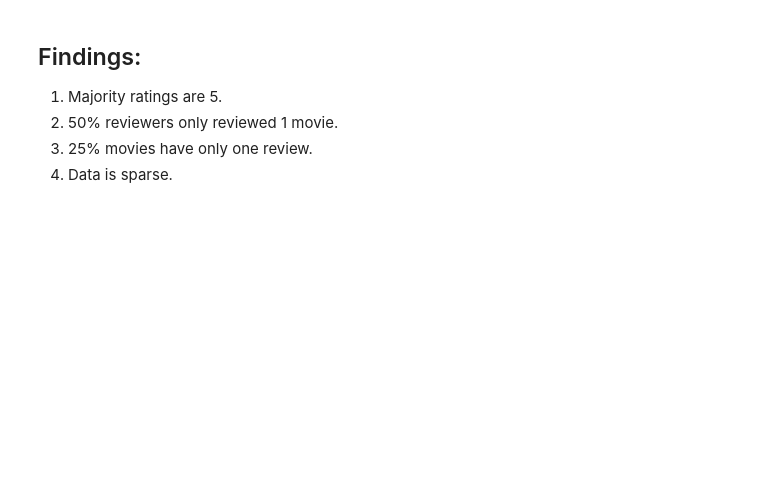
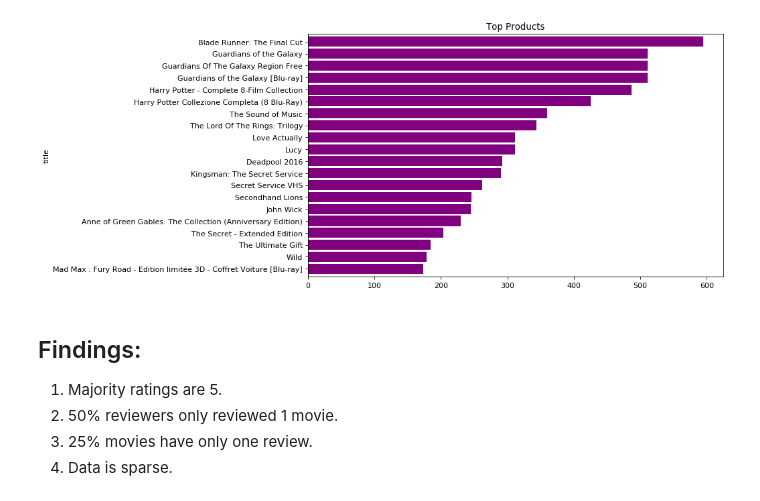
Before and after one commit to Daihongchen/movies_and_tv_recommendation_system, a Jupyter notebook: notebooK/final_report.ipynb, the cells around one changed output. Saved outputs shown, nothing was run; the diff lists cells and outputs as text; code cells hidden in the pictures; blank space fills up the shorter version.

```diff
--- a/notebooK/final_report.ipynb
+++ b/notebooK/final_report.ipynb
@@ -103,3 +142,8 @@ plt.show()
+# %%
+# visualize the top movies/TV by count of reviews for the products
+top_products_plot(top_products)
+# %% [output]
+[figure, added]
 # %% [markdown]
 ## Findings:
 
```
Also changed, not shown: parts of 28 cells of this notebook, 3 other files.
